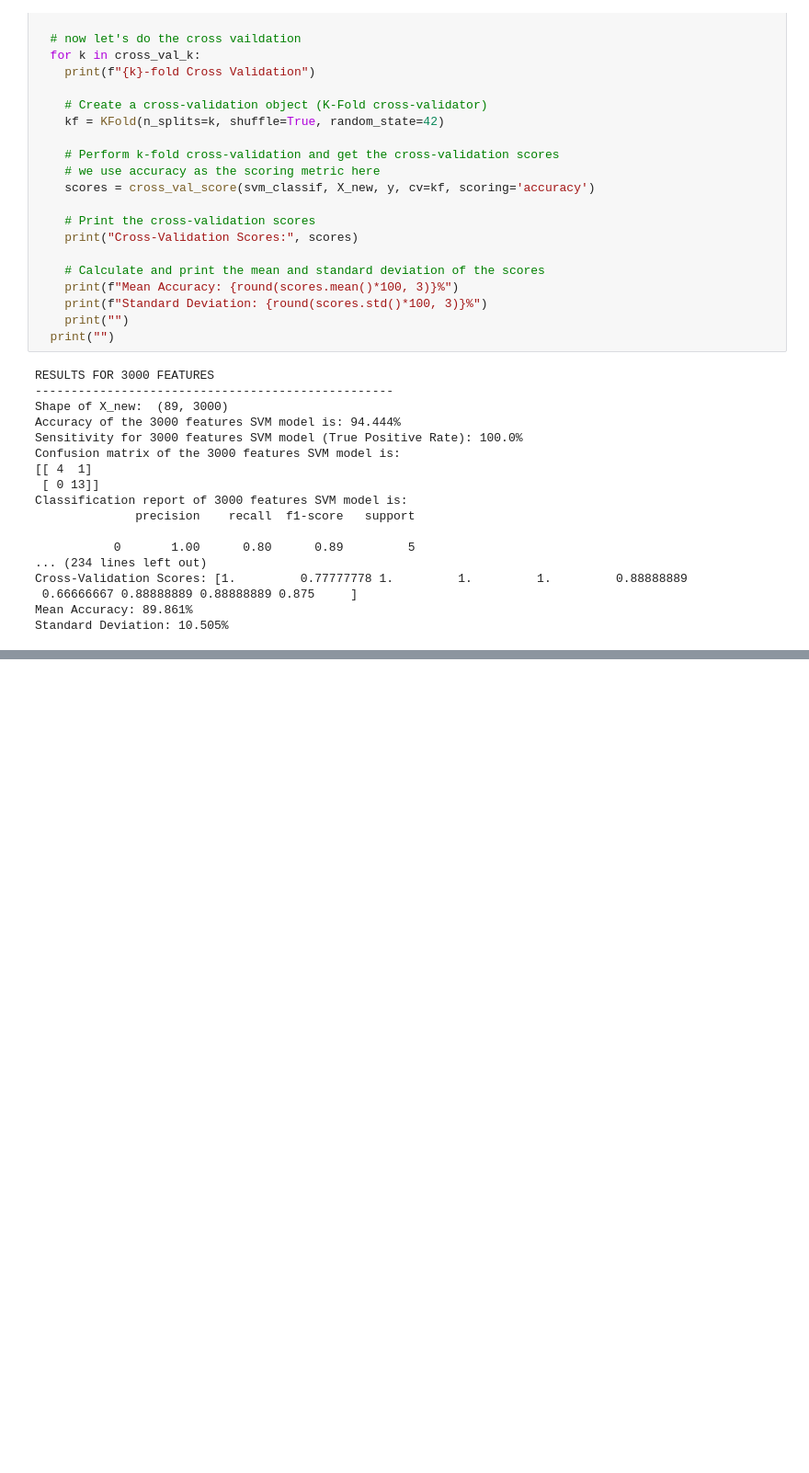
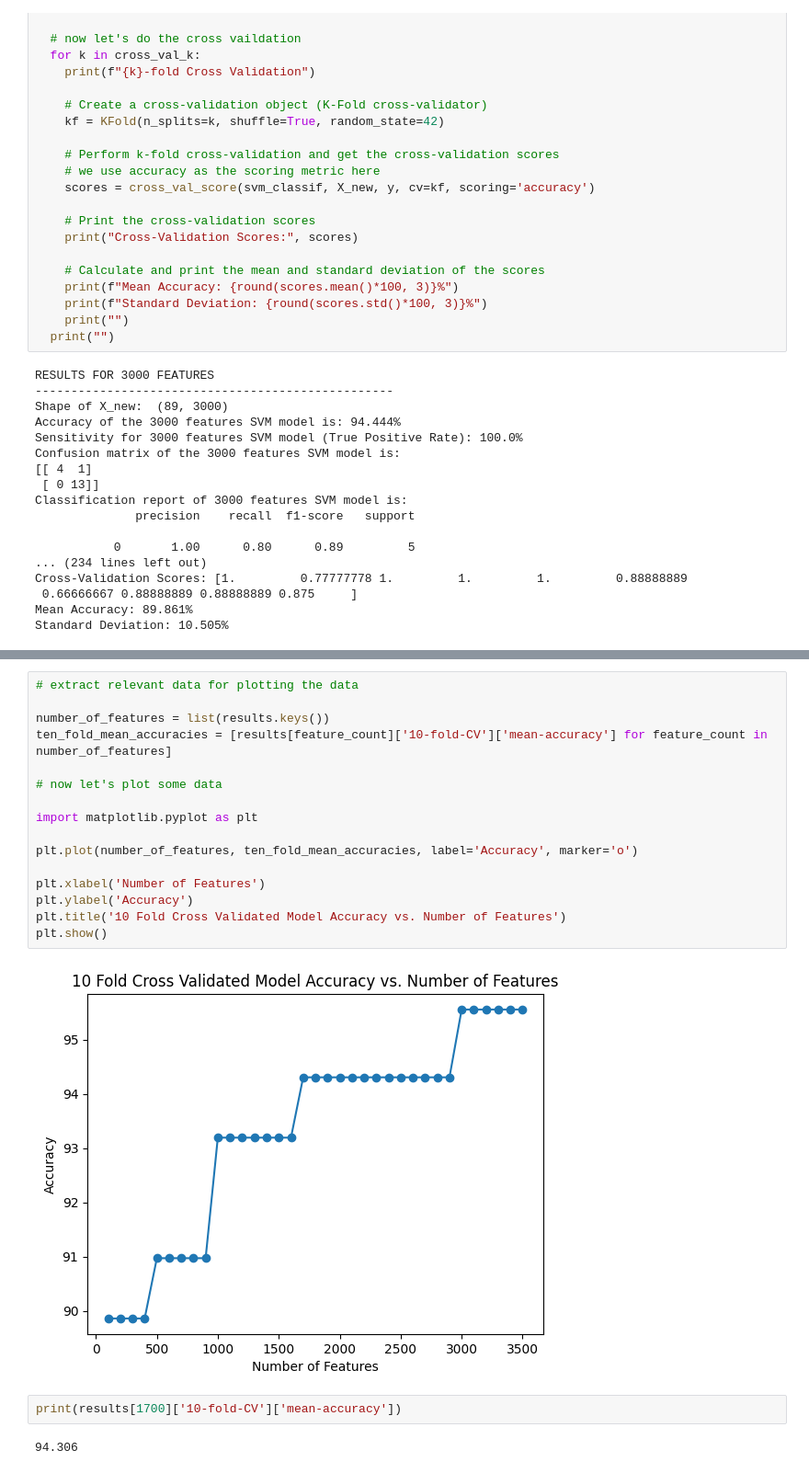
Before and after one commit to Sachira-Heshan/omic-data-and-machine-learning-in-the-identification-of-coronary-artery-disease, a Jupyter notebook: building_models_using_rna_data.ipynb, the cells around one changed output, grey strips where cells are left out. Shown at 92% size. Saved outputs shown, nothing was run; the diff lists cells and outputs as text; blank space fills up the shorter version.

```diff
--- a/building_models_using_rna_data.ipynb
+++ b/building_models_using_rna_data.ipynb
@@ -578,0 +850,22 @@ Standard Deviation: 10.505%
+# %%
+# extract relevant data for plotting the data
+
+number_of_features = list(results.keys())
+ten_fold_mean_accuracies = [results[feature_count]['10-fold-CV']['mean-accuracy'] for feature_count in number_of_features]
+
+# now let's plot some data
+
+import matplotlib.pyplot as plt
+
+plt.plot(number_of_features, ten_fold_mean_accuracies, label='Accuracy', marker='o')
+
+plt.xlabel('Number of Features')
+plt.ylabel('Accuracy')
+plt.title('10 Fold Cross Validated Model Accuracy vs. Number of Features')
+plt.show()
+# %% [output]
+[figure, added]
+# %%
+print(results[1700]['10-fold-CV']['mean-accuracy'])
+# %% [output]
+94.306
```
Also changed, not shown: parts of 9 cells of this notebook.
